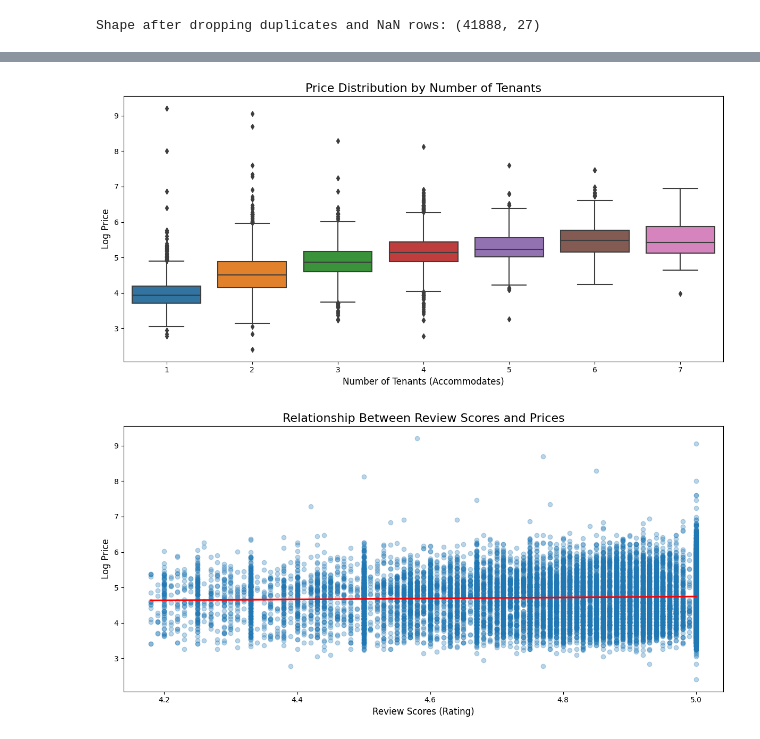
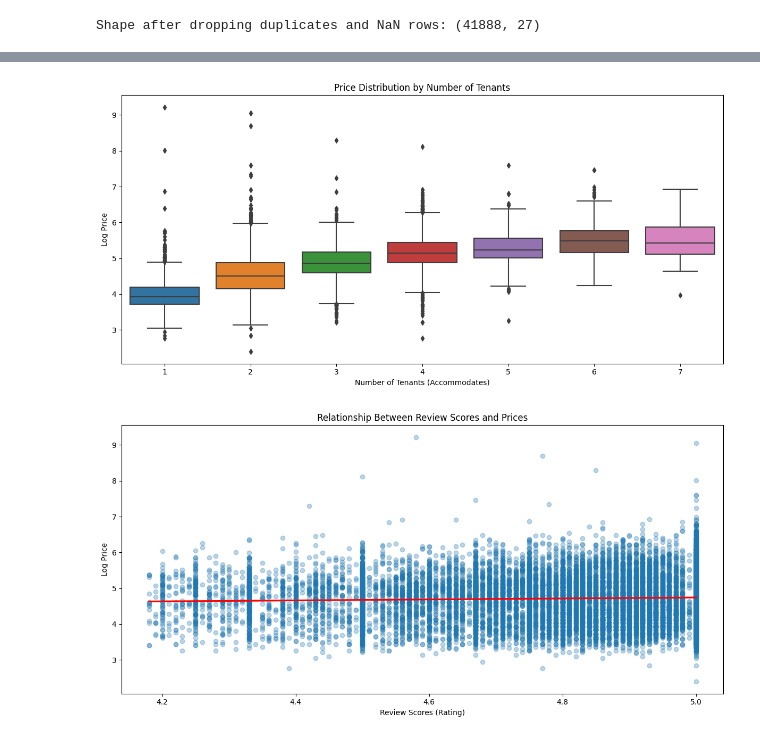
Before and after one commit to FP2003/AirBnB-Price-Prediction-System, a Jupyter notebook: fp100_jh851_solution.ipynb, the cells around one changed output, grey strips where cells are left out. Drawn from its saved outputs; the diff is of its cells as text; code cells hidden in the pictures.

Commit message:
newest version with new graph

```diff
--- a/fp100_jh851_solution.ipynb
+++ b/fp100_jh851_solution.ipynb
@@ -45,8 +46,8 @@ calculated_host_listings_count      int64
 dtype: object
 # %%
 # Categorial and numerical columns
-categorical_var = df.select_dtypes(include=['object'])
-numerical_var = df.select_dtypes(include=['int64', 'float64'])
+categorical_var = df.select_dtypes(include=['object']).columns.tolist()
+numerical_var = df.select_dtypes(include=['int64', 'float64']).columns.tolist()
 
 print("Categorical Variables:", categorical_var)
 print("Numerical Variables:", numerical_var)
@@ -113,8 +99,8 @@ review_scores_rating         14736
 dtype: int64
 # %%
 # Drop unnecessary columns, can be later changed.
-drop_Columns = ['calendar_last_scraped', 'bathrooms_text', 'latitude', 'longitude']
-df.drop(columns=drop_Columns, inplace=True, errors='ignore')
+drop_columns = ['calendar_last_scraped', 'bathrooms_text', 'latitude', 'longitude']
+df.drop(columns=drop_columns, inplace=True, errors='ignore')
 
 # Updated shape
 print("Shape after dropping unnecessary columns:", df.shape)
@@ -136,26 +122,23 @@ Shape after dropping duplicates and NaN rows: (41888, 27)
 
 def remove_outliers(df, columns):
     for col in columns:
-        # Necessary as numberical_var contains elements which have been deleted.
         if col not in df.columns:
-            print(f"Column '{col}' does not exist. ")
+            print(f"Column '{col}' does not exist. Skipping.")
             continue
 
-        # Calculate IQR and bounds
         q1 = df[col].quantile(0.25)
         q3 = df[col].quantile(0.75)
         iqr = q3 - q1
-        l_bound = q1 - 1.5 * iqr
-        u_bound = q3 + 1.5 * iqr
+        lower_bound = q1 - 1.5 * iqr
+        upper_bound = q3 + 1.5 * iqr
 
-        # Remove outliers
-        df = df[(df[col] >= l_bound) & (df[col] <= u_bound)]
+        df = df[(df[col] >= lower_bound) & (df[col] <= upper_bound)]
 
     return df
 
-# Call the function
+# Apply outlier removal
 df = remove_outliers(df, numerical_var)
 
-# Display the updated shape
+# Updated shape
 print('Shape after removing outliers:', df.shape)
 # %% [output]
@@ -164,2 +147,7 @@ Column 'longitude' does not exist.
 Shape after removing outliers: (19275, 27)
+# %%
+# Log transformation of prices
+
+df = df[df['price'] > 0]  # Ensure no zero or negative prices
+df['price_log'] = np.log1p(df['price'])
 # %%
@@ -223,41 +214,29 @@ plt.show()
 # %%
-# Prices Across Number of Possible Tenants
+# Visualization: Price by Number of Tenants (Accommodates)
 
-# Set the figure size
 plt.figure(figsize=(12, 6))
-
-# Create a boxplot of prices across the number of tenants
 sns.boxplot(data=df_original, x='accommodates', y='price_log')
-
-# Add titles and labels
-plt.title('Price Distribution by Number of Tenants', fontsize=16)
-plt.xlabel('Number of Tenants (Accommodates)', fontsize=12)
-plt.ylabel('Log Price', fontsize=12)
-
-# Show the plot
+plt.title('Price Distribution by Number of Tenants')
+plt.xlabel('Number of Tenants (Accommodates)')
+plt.ylabel('Log Price')
 plt.tight_layout()
-
 plt.show()
 # %% [output]
-[figure, old version]
+[figure, new version]
 # %%
-# Average Review Rating (Not sure if this is exactly what is needed.)
-
+# Visualization: Relationship Between Review Scores and Prices
 plt.figure(figsize=(12, 6))
-
 sns.regplot(
     data=df_original,
     x='review_scores_rating',
     y='price_log',
     scatter_kws={'alpha': 0.3},
     line_kws={'color': 'red'}
 )
-
-plt.title('Relationship Between Review Scores and Prices', fontsize=16)
-plt.xlabel('Review Scores (Rating)', fontsize=12)
-plt.ylabel('Log Price', fontsize=12)
-
+plt.title('Relationship Between Review Scores and Prices')
+plt.xlabel('Review Scores (Rating)')
+plt.ylabel('Log Price')
 plt.tight_layout()
 plt.show()
 # %% [output]
-[figure, old version]
+[figure, new version]
```
Also changed, not shown: parts of 8 cells of this notebook.
